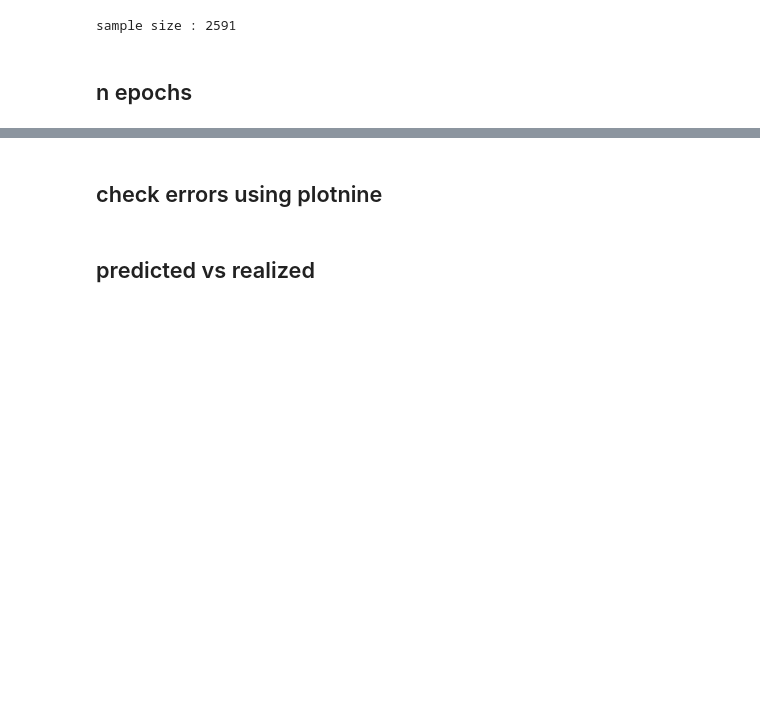
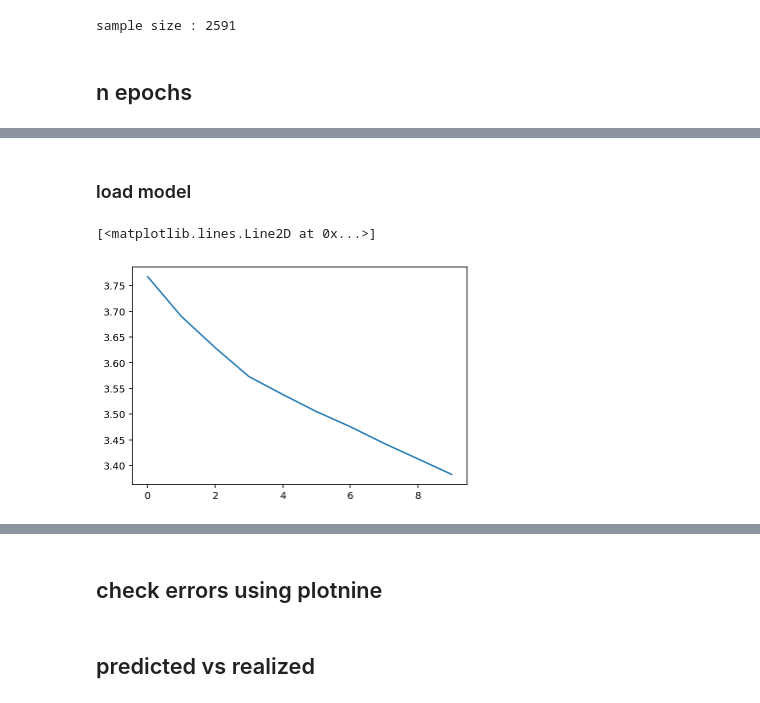
Before and after one commit to unagiinu2k/deepjazz_in_a_file, a Jupyter notebook: rnn_bach_chords_as_sequence.ipynb, the cells around one changed output, grey strips where cells are left out. Drawn from its saved outputs; the diff is of its cells as text; code cells hidden in the pictures; blank space fills up the shorter version.

```diff
--- a/rnn_bach_chords_as_sequence.ipynb
+++ b/rnn_bach_chords_as_sequence.ipynb
@@ -376,7 +323,7 @@ input has to be a Tensor of size either (minibatch, C)(minibatch,C) or (minibatc
 # %% [markdown]
 # GPU tool
 # %%
-is_use_gpu = True
+is_use_gpu = False
 # %%
 device = torch.device("cuda" if torch.cuda.is_available() and is_use_gpu else "cpu")
 # %%
@@ -416,12 +360,12 @@ batch_indices = range( 0 ,sample_size ,  batch_size)
 # %% [markdown]
 ## n epochs
 # %%
-n_epochs = 5
+n_epochs = 10
 # %%
 losses1 = []
 losses2 = []
 # %%
-prob_when_random1 = 1 /input_size
+prob_when_random1 = 1 /input_size1
 # %%
 prob_when_random2 = 1 / input_size2
 # %%
@@ -445,17 +386,17 @@ my_model(
 for k in range(n_epochs):
     batch_loss1 = 0
     batch_loss2 = 0
+
     shuffled_idx = torch.randperm(sample_size)
     for i in batch_indices:
         #display(".")
         batch_samples = shuffled_idx[i:min(i + batch_size , sample_size) ]
 
-        loss1 = score2df.get_batch_loss(ppd_y , ppd_X , mask , batch_samples , device , model , criterion)
+        loss1, loss2 = score2df.batch_loss_2vars(ppd_y1, ppd_y2 , ppd_X , mask , batch_samples , device , model , criterion)
         batch_loss1 += loss1.item()
-        loss2 = score2df.get_batch_loss(ppd_y2 , ppd_X2 , mask , batch_samples , device , model2 , criterion)
         batch_loss2 += loss2.item()
+        loss = loss1 + loss2
 
-        loss = loss1 + loss2
 
         loss.backward()
 
@@ -466,7 +407,7 @@ for k in range(n_epochs):
     batch_loss2 /= torch.sum(mask).item()
     losses2.append(batch_loss2)
     mean_correct_prob2 = np.exp(-batch_loss2)
-    if k % 10 == 0:
+    if k % 1 == 0:
         display("epoch : {}".format(k))
         display("  [dcent] loss : {}   correct prob : {} correct / random : {}".format(batch_loss1 ,
                                                                         mean_correct_prob1 ,
@@ -475,5 +416,8 @@ for k in range(n_epochs):
         display("  [dt] loss : {}   correct prob : {} correct / random : {}".format(batch_loss2 ,
                                                                         mean_correct_prob2 ,
                                                                         mean_correct_prob2 / prob_when_random2))
+
+model.cpu()
+torch.cuda.empty_cache()
 # %% [output]
 'epoch : 0'
@@ -526,0 +448,2 @@ KeyboardInterrupt:
+# %% [markdown]
+### load model
@@ -528,4 +454,7 @@ KeyboardInterrupt:
 import matplotlib.pyplot as plt
 %matplotlib inline
 # %%
-plt.plot(losses)
+plt.plot(losses1)
+# %% [output]
+[<matplotlib.lines.Line2D at 0x...>]
+[figure, added]
```
Also changed, not shown: parts of 56 cells of this notebook, 1 other file.
